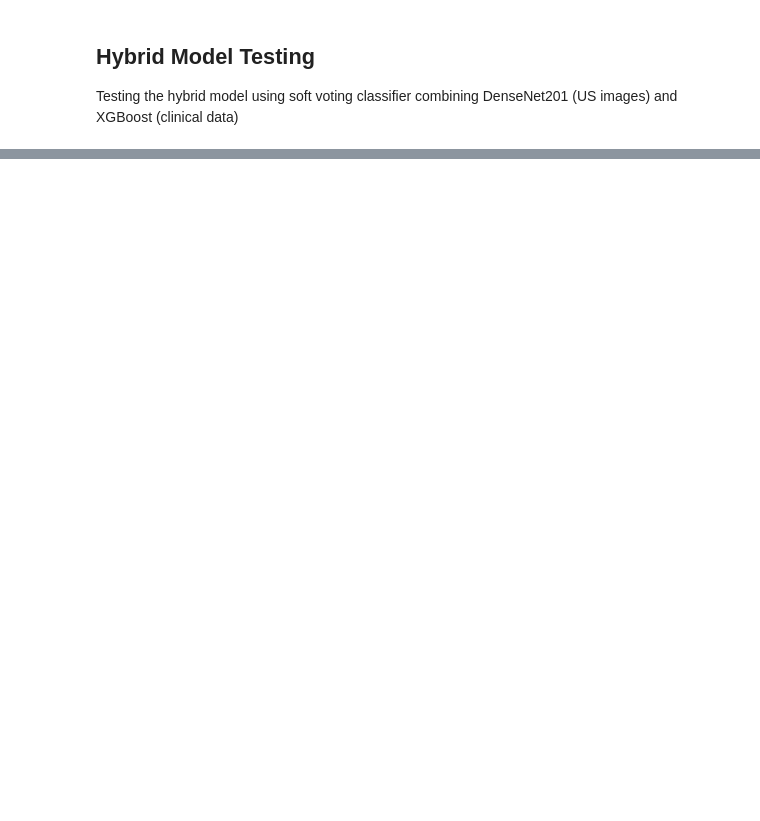
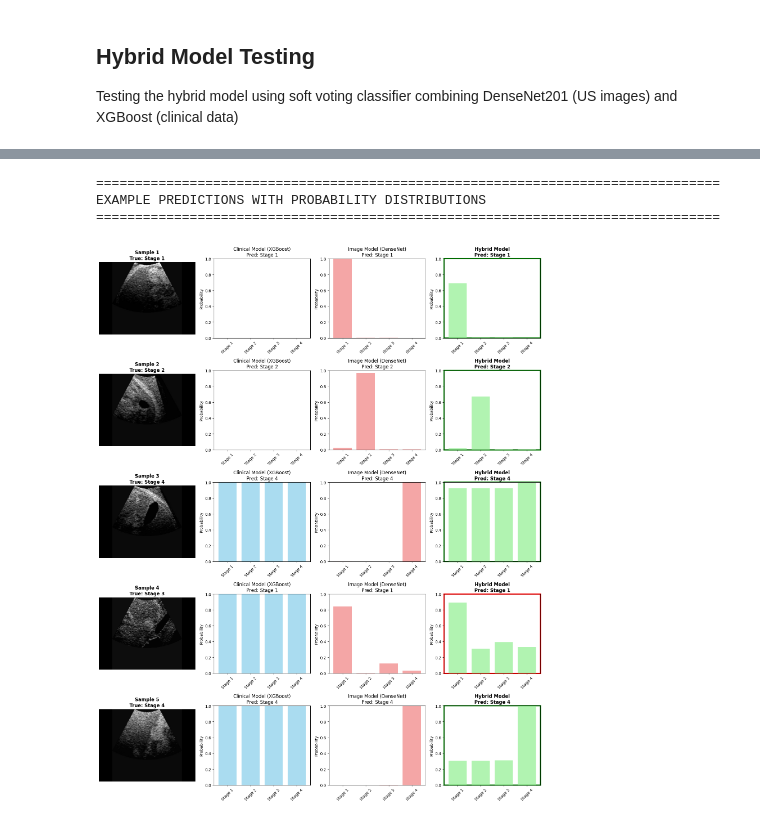
Before and after one commit to shadabtanjeed/Liver-Fibrosis-Hybrid-Model, a Jupyter notebook: us_clinical_ensemble.ipynb, the cells around one changed output, grey strips where cells are left out. Drawn from its saved outputs; the diff is of its cells as text; code cells hidden in the pictures; blank space fills up the shorter version.

Commit message:
hybrid model implemented

```diff
--- a/us_clinical_ensemble.ipynb
+++ b/us_clinical_ensemble.ipynb
@@ -50,8 +61,8 @@ with open('./Models/Clinical_Data/XGBoost/model_metrics.json', 'r') as f:
     xgboost_metrics = json.load(f)
 
 # DenseNet201 achieved 97% validation accuracy during training
-xgboost_accuracy = xgboost_metrics.get('test_accuracy', 0.45)
-densenet_accuracy = 0.97  # From DenseNet201 training results
+xgboost_accuracy = xgboost_metrics.get('test_accuracy', 0.44)
+densenet_accuracy = 0.9892  # From DenseNet201 training results
 
 print(f"XGBoost (Clinical) Accuracy: {xgboost_accuracy:.4f}")
 print(f"DenseNet201 (US Image) Accuracy: {densenet_accuracy:.4f}")
@@ -214,15 +286,18 @@ print("\n" + "="*80)
 print("EXAMPLE PREDICTIONS WITH PROBABILITY DISTRIBUTIONS")
 print("="*80)
 
-# Show first 5 test samples
+# Show random 5 test samples
 num_examples = min(5, len(test_clinical_df))
+# pick random sample indices (use random_state for reproducibility)
+sample_indices = test_clinical_df.sample(n=num_examples, random_state=42).index.tolist()
+
 fig, axes = plt.subplots(num_examples, 4, figsize=(16, 4*num_examples))
 
 if num_examples == 1:
     axes = axes.reshape(1, -1)
 
-for i in range(num_examples):
-    row = test_clinical_df.iloc[i]
+for i, idx in enumerate(sample_indices):
+    row = test_clinical_df.loc[idx]
     stage_num = int(row['Stage'])
     us_image_name = row['us_image']
     us_image_path = os.path.join('./Hybrid_Test_Dataset', f'Stage_{stage_num}', 'US_Images', us_image_name)
@@ -230,40 +305,46 @@ for i in range(num_examples):
     # Load and display image
     img = Image.open(us_image_path)
     axes[i, 0].imshow(img)
     axes[i, 0].set_title(f'Sample {i+1}\nTrue: Stage {stage_num}', fontweight='bold')
     axes[i, 0].axis('off')
 
     # Plot clinical model probabilities
-    axes[i, 1].bar(class_names, all_clinical_probs[i], color='skyblue', alpha=0.7)
-    axes[i, 1].set_title(f'Clinical Model (XGBoost)\nPred: Stage {predictions[i]+1}')
+    axes[i, 1].bar(class_names, all_clinical_probs[idx if len(all_clinical_probs) == len(test_clinical_df) else i], color='skyblue', alpha=0.7)
+    axes[i, 1].set_title(f'Clinical Model (XGBoost)\nPred: Stage {predictions[idx if len(predictions) == len(test_clinical_df) else i]+1}')
     axes[i, 1].set_ylabel('Probability')
     axes[i, 1].set_ylim([0, 1])
     axes[i, 1].tick_params(axis='x', rotation=45)
 
     # Plot image model probabilities
-    axes[i, 2].bar(class_names, all_image_probs[i], color='lightcoral', alpha=0.7)
-    axes[i, 2].set_title(f'Image Model (DenseNet)\nPred: Stage {np.argmax(all_image_probs[i])+1}')
+    axes[i, 2].bar(class_names, all_image_probs[idx if len(all_image_probs) == len(test_clinical_df) else i], color='lightcoral', alpha=0.7)
+    axes[i, 2].set_title(f'Image Model (DenseNet)\nPred: Stage {np.argmax(all_image_probs[idx if len(all_image_probs) == len(test_clinical_df) else i])+1}')
     axes[i, 2].set_ylabel('Probability')
     axes[i, 2].set_ylim([0, 1])
     axes[i, 2].tick_params(axis='x', rotation=45)
 
     # Plot hybrid model probabilities
-    axes[i, 3].bar(class_names, all_hybrid_probs[i], color='lightgreen', alpha=0.7)
-    axes[i, 3].set_title(f'Hybrid Model\nPred: Stage {predictions[i]+1}', fontweight='bold')
+    axes[i, 3].bar(class_names, all_hybrid_probs[idx if len(all_hybrid_probs) == len(test_clinical_df) else i], color='lightgreen', alpha=0.7)
+    axes[i, 3].set_title(f'Hybrid Model\nPred: Stage {predictions[idx if len(predictions) == len(test_clinical_df) else i]+1}', fontweight='bold')
     axes[i, 3].set_ylabel('Probability')
     axes[i, 3].set_ylim([0, 1])
     axes[i, 3].tick_params(axis='x', rotation=45)
 
     # Highlight correct/incorrect prediction
-    if predictions[i] == (stage_num - 1):
+    pred_idx = predictions[idx if len(predictions) == len(test_clinical_df) else i]
+    if pred_idx == (stage_num - 1):
         axes[i, 3].patch.set_edgecolor('green')
         axes[i, 3].patch.set_linewidth(3)
     else:
         axes[i, 3].patch.set_edgecolor('red')
         axes[i, 3].patch.set_linewidth(3)
 
 plt.tight_layout()
 plt.show()
+# %% [output]
+================================================================================
+EXAMPLE PREDICTIONS WITH PROBABILITY DISTRIBUTIONS
+================================================================================
+[figure, added]
 # %%
 # # Save hybrid model results
 # print("\n" + "="*80)
```
Also changed, not shown: parts of 6 cells of this notebook.
